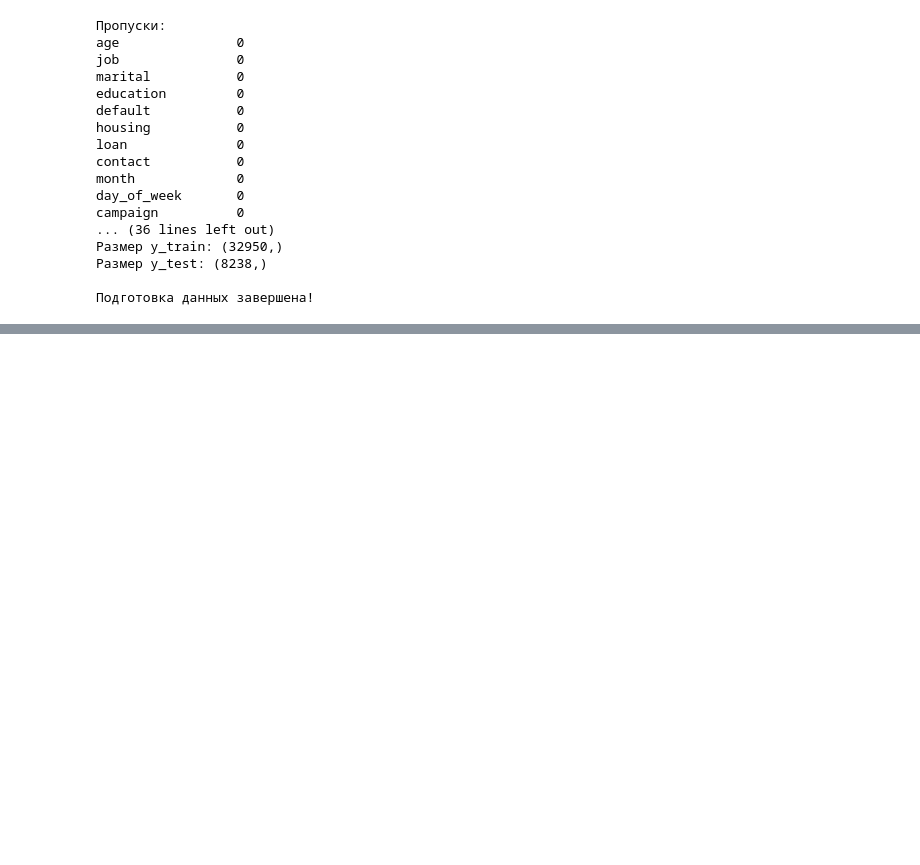
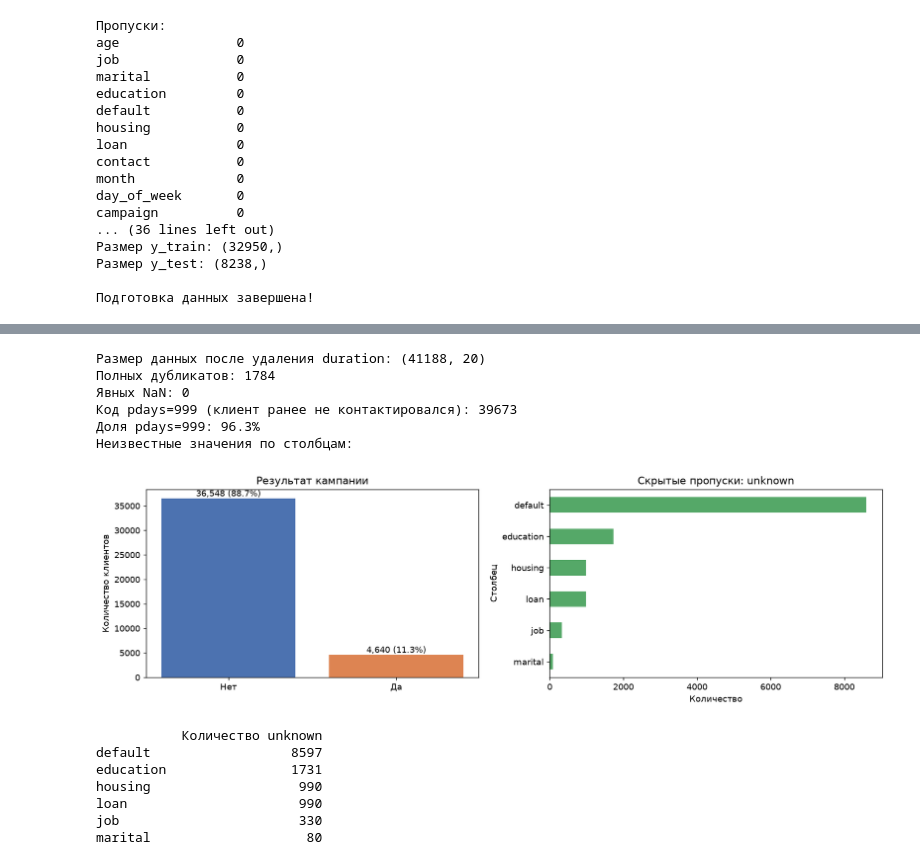
Before and after one commit to renoegneo/MLclasswork, a Jupyter notebook: sklnandasdsa.ipynb, the cells around one changed output, grey strips where cells are left out. Saved outputs shown, nothing was run; the diff lists cells and outputs as text; code cells hidden in the pictures; blank space fills up the shorter version.

```diff
--- a/sklnandasdsa.ipynb
+++ b/sklnandasdsa.ipynb
@@ -77,0 +82,38 @@ campaign          0
+# %%
+# EDA: баланс классов, скрытые пропуски и особые значения
+unknown_counts = df.select_dtypes(include=["object", "str"]).eq("unknown").sum()
+unknown_counts = unknown_counts[unknown_counts > 0].sort_values(ascending=False)
+
+print("Размер данных после удаления duration:", df.shape)
+print("Полных дубликатов:", df.duplicated().sum())
+print("Явных NaN:", int(df.isna().sum().sum()))
+print("Код pdays=999 (клиент ранее не контактировался):", int(df["pdays"].eq(999).sum()))
+print("Доля pdays=999: {:.1f}%".format(df["pdays"].eq(999).mean() * 100))
+print("Неизвестные значения по столбцам:")
+display(unknown_counts.rename("Количество unknown").to_frame())
+
+fig, axes = plt.subplots(1, 2, figsize=(13, 4))
+counts = df["y"].value_counts().reindex(["no", "yes"])
+axes[0].bar(["Нет", "Да"], counts.values, color=["#4c72b0", "#dd8452"])
+axes[0].set(title="Результат кампании", ylabel="Количество клиентов")
+for i, v in enumerate(counts.values):
+    axes[0].text(i, v + 400, f"{v:,} ({v/len(df):.1%})", ha="center", fontsize=10)
+unknown_counts.sort_values().plot(kind="barh", ax=axes[1], color="#55a868")
+axes[1].set(title="Скрытые пропуски: unknown", xlabel="Количество", ylabel="Столбец")
+plt.tight_layout()
+plt.show()
+# %% [output]
+Размер данных после удаления duration: (41188, 20)
+Полных дубликатов: 1784
+Явных NaN: 0
+Код pdays=999 (клиент ранее не контактировался): 39673
+Доля pdays=999: 96.3%
+Неизвестные значения по столбцам:
+[figure, added]
+           Количество unknown
+default                  8597
+education                1731
+housing                   990
+loan                      990
+job                       330
+marital                    80
```
Also changed, not shown: parts of 7 cells of this notebook, 1 other file.
